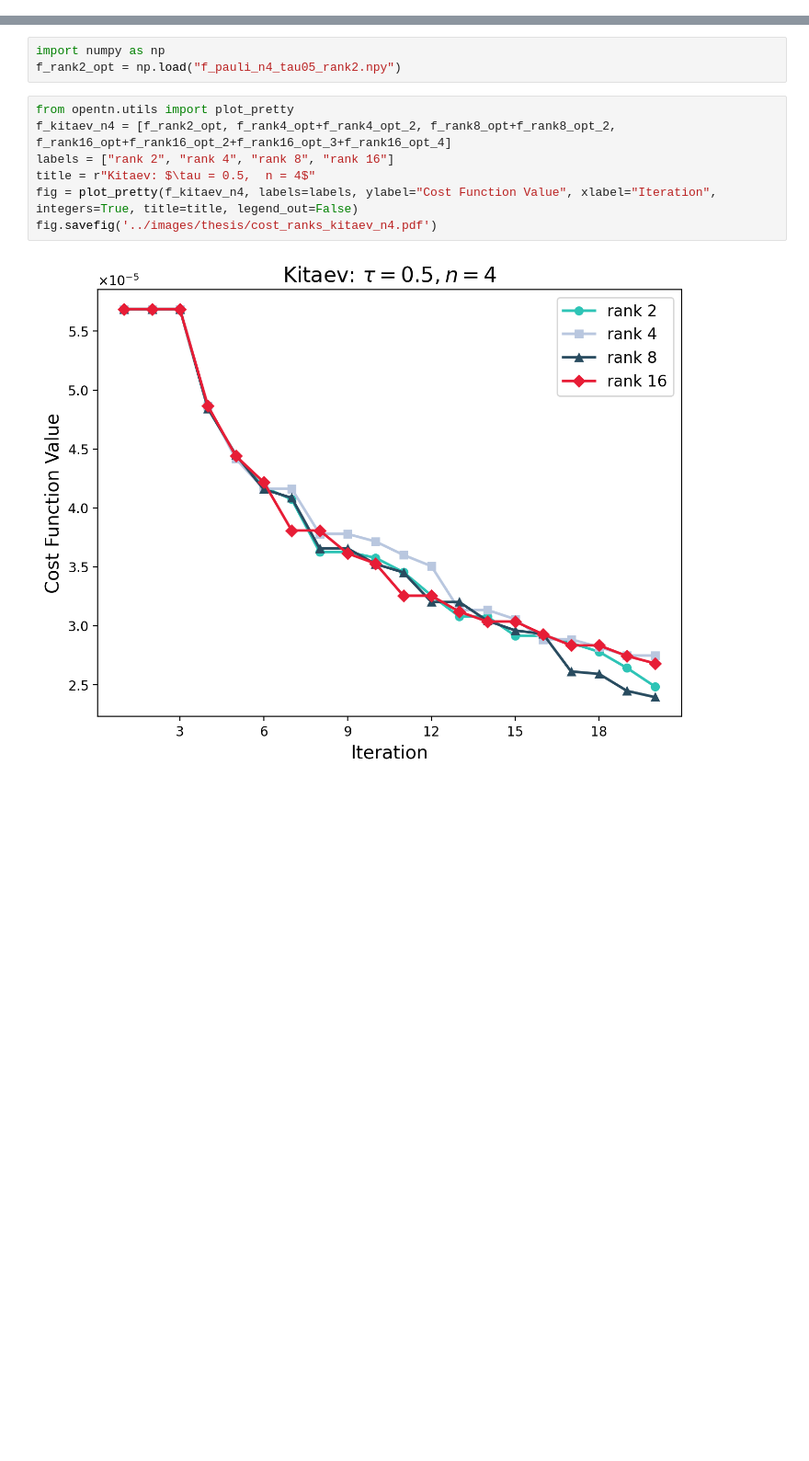
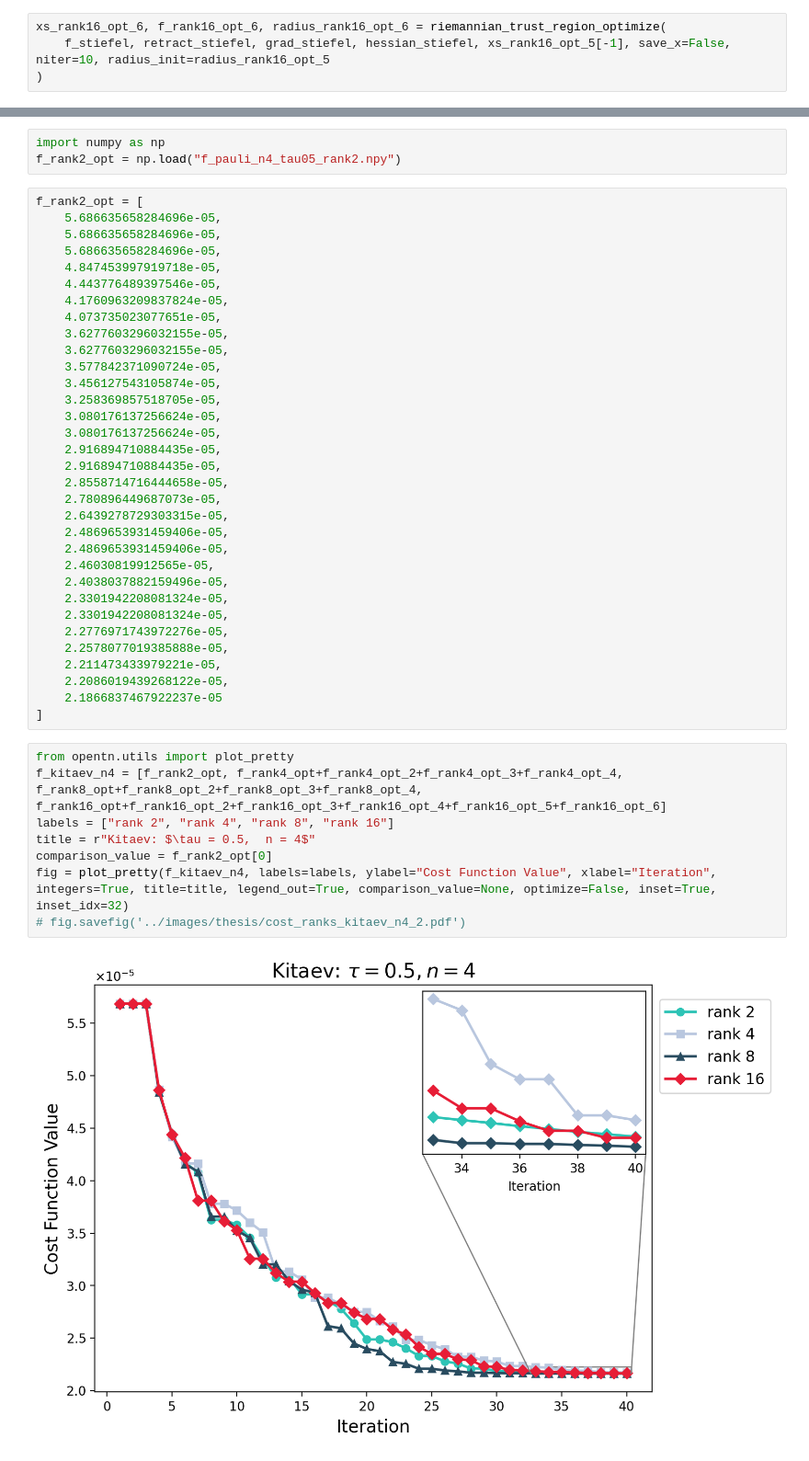
Before and after one commit to EmilianoG-byte/opentn, a Jupyter notebook: experiments/thesis_ranks.ipynb, the cells around one changed output, grey strips where cells are left out. Shown at 92% size. Cells and saved outputs as stored; diff of their text form; blank space fills up the shorter version.

Commit message:
add kitaev rank simulations

```diff
--- a/experiments/thesis_ranks.ipynb
+++ b/experiments/thesis_ranks.ipynb
@@ -204,0 +321,4 @@ radius 0.0003125
+# %%
+xs_rank16_opt_6, f_rank16_opt_6, radius_rank16_opt_6 = riemannian_trust_region_optimize(
+    f_stiefel, retract_stiefel, grad_stiefel, hessian_stiefel, xs_rank16_opt_5[-1], save_x=False, niter=10, radius_init=radius_rank16_opt_5
+)
@@ -205,12 +345,46 @@ radius 0.0003125
 # %%
 import numpy as np
 f_rank2_opt = np.load("f_pauli_n4_tau05_rank2.npy")
+# %%
+f_rank2_opt = [
+    5.686635658284696e-05,
+    5.686635658284696e-05,
+    5.686635658284696e-05,
+    4.847453997919718e-05,
+    4.443776489397546e-05,
+    4.1760963209837824e-05,
+    4.073735023077651e-05,
+    3.6277603296032155e-05,
+    3.6277603296032155e-05,
+    3.577842371090724e-05,
+    3.456127543105874e-05,
+    3.258369857518705e-05,
+    3.080176137256624e-05,
+    3.080176137256624e-05,
+    2.916894710884435e-05,
+    2.916894710884435e-05,
+    2.8558714716444658e-05,
+    2.780896449687073e-05,
+    2.6439278729303315e-05,
+    2.4869653931459406e-05,
+    2.4869653931459406e-05,
+    2.46030819912565e-05,
+    2.4038037882159496e-05,
+    2.3301942208081324e-05,
+    2.3301942208081324e-05,
+    2.2776971743972276e-05,
+    2.2578077019385888e-05,
+    2.211473433979221e-05,
+    2.2086019439268122e-05,
+    2.1866837467922237e-05
+]
 # %%
 from opentn.utils import plot_pretty
-f_kitaev_n4 = [f_rank2_opt, f_rank4_opt+f_rank4_opt_2, f_rank8_opt+f_rank8_opt_2, f_rank16_opt+f_rank16_opt_2+f_rank16_opt_3+f_rank16_opt_4]
+f_kitaev_n4 = [f_rank2_opt, f_rank4_opt+f_rank4_opt_2+f_rank4_opt_3+f_rank4_opt_4, f_rank8_opt+f_rank8_opt_2+f_rank8_opt_3+f_rank8_opt_4, f_rank16_opt+f_rank16_opt_2+f_rank16_opt_3+f_rank16_opt_4+f_rank16_opt_5+f_rank16_opt_6]
 labels = ["rank 2", "rank 4", "rank 8", "rank 16"]
 title = r"Kitaev: $\tau = 0.5,  n = 4$"
-fig = plot_pretty(f_kitaev_n4, labels=labels, ylabel="Cost Function Value", xlabel="Iteration", integers=True, title=title, legend_out=False)
-fig.savefig('../images/thesis/cost_ranks_kitaev_n4.pdf')
+comparison_value = f_rank2_opt[0]
+fig = plot_pretty(f_kitaev_n4, labels=labels, ylabel="Cost Function Value", xlabel="Iteration", integers=True, title=title, legend_out=True, comparison_value=None, optimize=False, inset=True, inset_idx=32)
+# fig.savefig('../images/thesis/cost_ranks_kitaev_n4_2.pdf')
 # %% [output]
-[figure, old version]
+[figure, new version]
```
Also changed, not shown: parts of 14 cells of this notebook, 13 other files.
